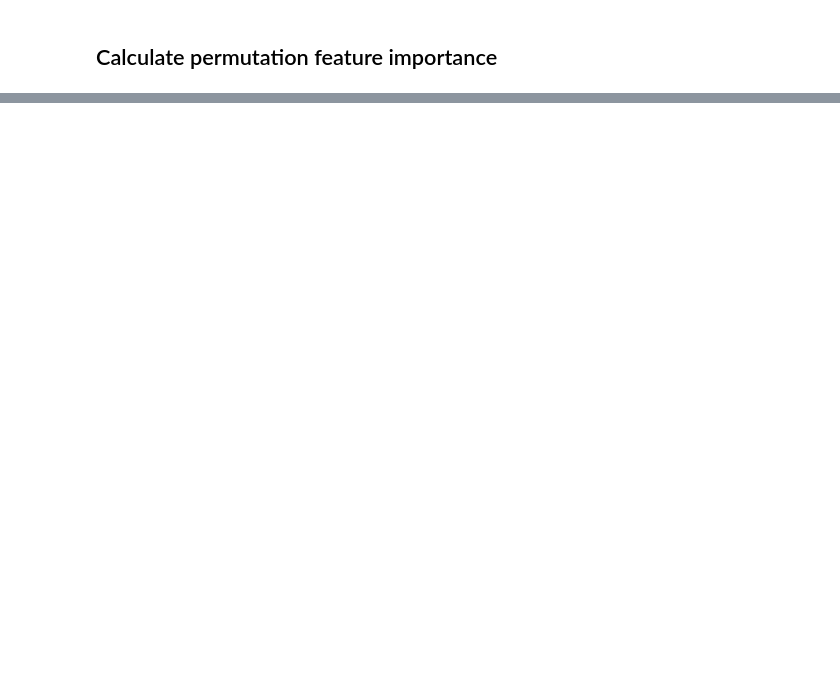
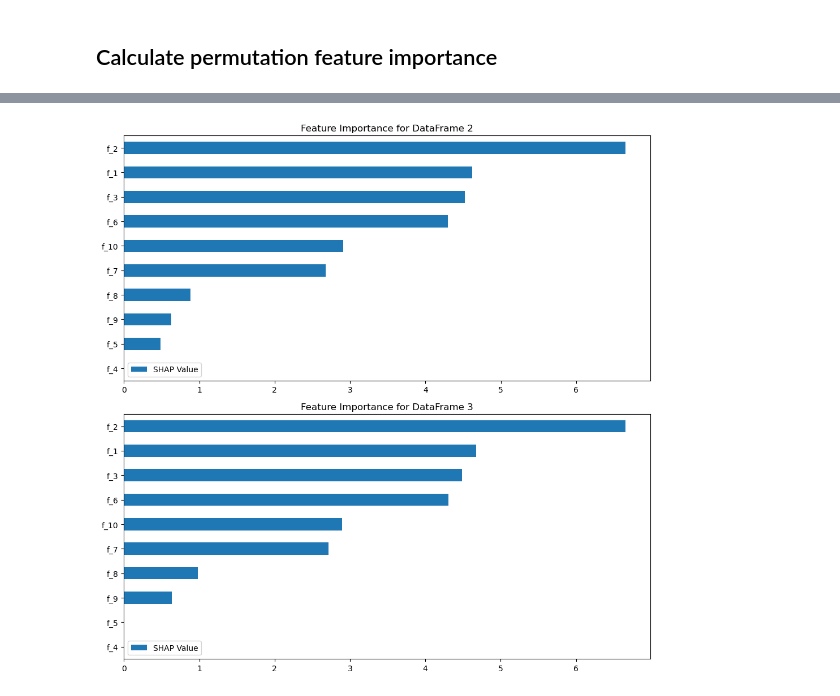
Before and after one commit to emunaran/xai-compare, a Jupyter notebook: explainer_comparison/comparison_tests/fluorescent_test.ipynb, the cells around one changed output, grey strips where cells are left out. Cells and saved outputs as stored; diff of their text form; code cells hidden in the pictures; blank space fills up the shorter version.

```diff
--- a/explainer_comparison/comparison_tests/fluorescent_test.ipynb
+++ b/explainer_comparison/comparison_tests/fluorescent_test.ipynb
@@ -111,3 +151,23 @@ results = evaluate_explainers(model, X_test, y_test, metric='mse', threshold=0.3
+# %%
+# Store sorted data for later use
+sorted_data_list = []
+for df in results_shap:
+    sorted_data = df.abs().sort_values(by=df.columns[0], key=abs)
+    sorted_data_list.append(sorted_data)
+
+# Function to plot specific data frames
+def plot_specific_dfs(indexes):
+    plt.figure(figsize=(10, len(indexes) * 5))
+    for i, idx in enumerate(indexes, 1):
+        ax = plt.subplot(len(indexes), 1, i)
+        sorted_data_list[idx].plot(kind='barh', ax=ax)
+        ax.set_title(f'Feature Importance for DataFrame {idx + 1}')
+    plt.tight_layout()
+    plt.show()
+# %%
+plot_specific_dfs([1, 2])
+# %% [output]
+[figure, added]
 # %%
 for rdf in results:
     plot_feat_importance(rdf)
```
Also changed, not shown: parts of 12 cells of this notebook, 4 other files.
